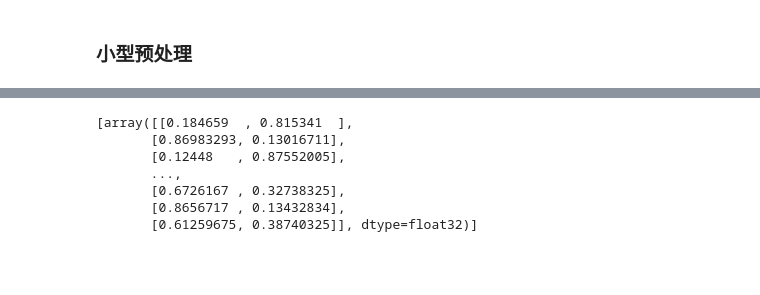
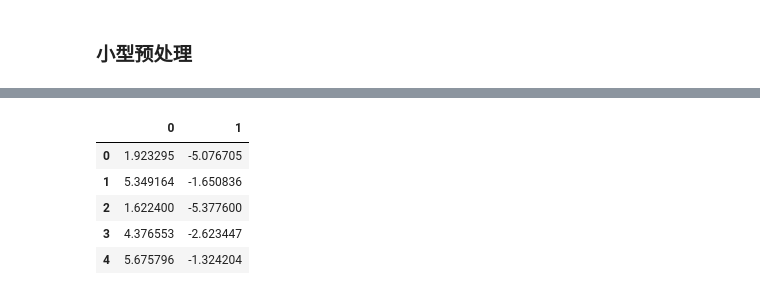
Before and after one commit to Maxma99/aes2, a Jupyter notebook: argument-clasifier.ipynb, the cells around one changed output, grey strips where cells are left out. Cells and saved outputs as stored; diff of their text form; code cells hidden in the pictures; blank space fills up the shorter version.

Commit message:
tried add argument and added argument weight

```diff
--- a/argument-clasifier.ipynb
+++ b/argument-clasifier.ipynb
@@ -93,8 +93,8 @@ EVAL_BATCH_SIZE = 1
 ## 添加模型
 # %%
 # Load model directlyfrom transformers import AutoTokenizer, AutoModelForSequenceClassification
-tokenizer = AutoTokenizer.from_pretrained("addy88/argument-classifier")
-model = AutoModelForSequenceClassification.from_pretrained("addy88/argument-classifier")
+tokenizer = AutoTokenizer.from_pretrained("/home/mcq/GitHub/aes2/kaggle/input/argument-classifier")
+model = AutoModelForSequenceClassification.from_pretrained("/home/mcq/GitHub/aes2/kaggle/input/argument-classifier")
 # %%
 PATH = '/home/mcq/GitHub/aes2/kaggle/input/learning-agency-lab-automated-essay-scoring-2/'
 
@@ -139,15 +135,21 @@ predictions.append(softmax(preds, axis=-1))
+# %%
+predictions = pd.DataFrame(softmax(preds, axis=-1))
+predictions.iloc[:, 0] = predictions.iloc[:, 0] * 5 + 1
+predictions.iloc[:, 1] = predictions.iloc[:, 1] * (-5) - 1
+# predictions.append()
 # %%
-print(predictions)
-predictions_2d = np.array(predictions)
-predictions_df2d = predictions_2d.reshape(-1, predictions_2d.shape[-1])
-predictions_df2d.shape
-predictions_df = pd.DataFrame(predictions_df2d)
+# print(predictions)
+predictions.head(5)
+# predictions_2d = np.array(predictions)
+# predictions_df2d = pd.DataFrame(predictions_2d.reshape(-1, predictions_2d.shape[-1]))
+# predictions_df2d.shape
+
+# predictions_df2d.head(10)
 # predictions_df.to_pickle('kaggle/input/argument-feat.pkl')
 # %% [output]
-[array([[0.184659  , 0.815341  ],
-       [0.86983293, 0.13016711],
-       [0.12448   , 0.87552005],
-       ...,
-       [0.6726167 , 0.32738325],
-       [0.8656717 , 0.13432834],
-       [0.61259675, 0.38740325]], dtype=float32)]
+|  | 0 | 1 |
+| 0 | 1.923295 | -5.076705 |
+| 1 | 5.349164 | -1.650836 |
+| 2 | 1.622400 | -5.377600 |
+| 3 | 4.376553 | -2.623447 |
+| 4 | 5.675796 | -1.324204 |
```
Also changed, not shown: parts of 3 cells of this notebook, 14 other files.
